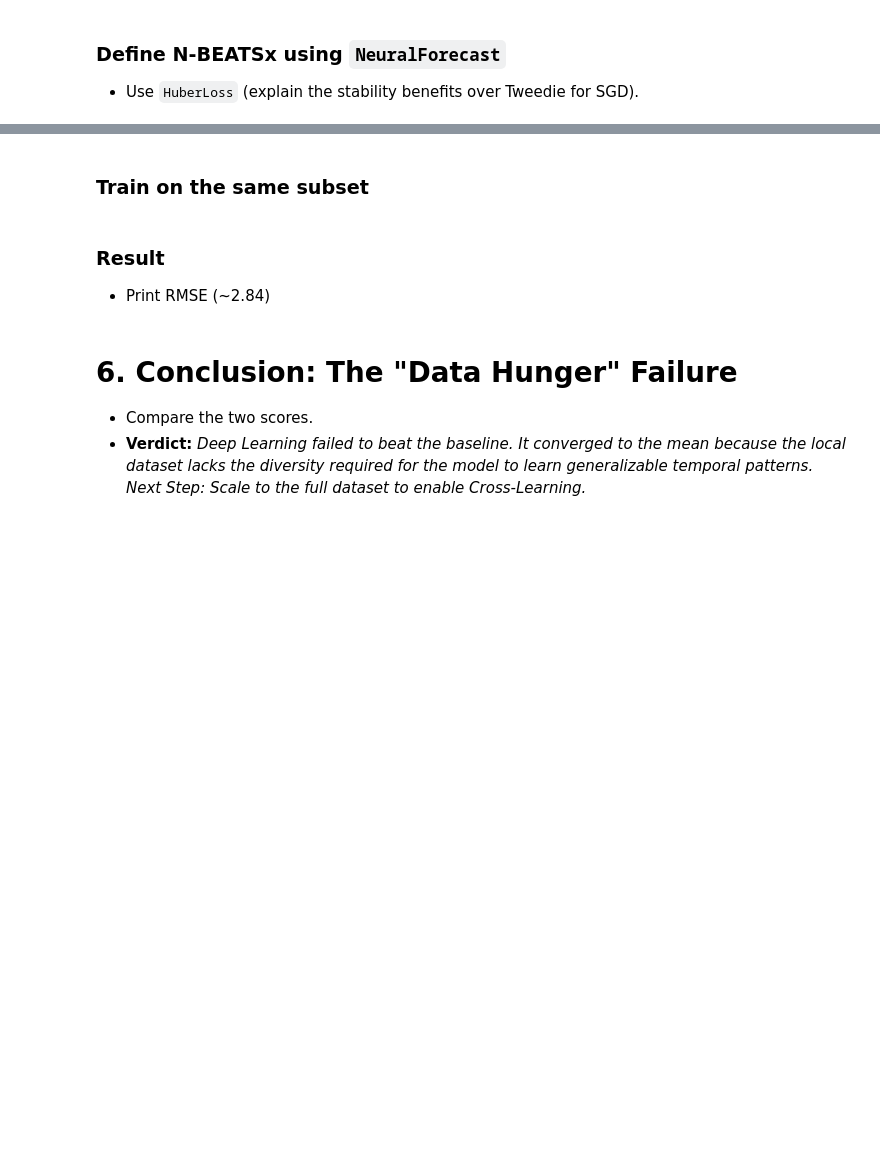
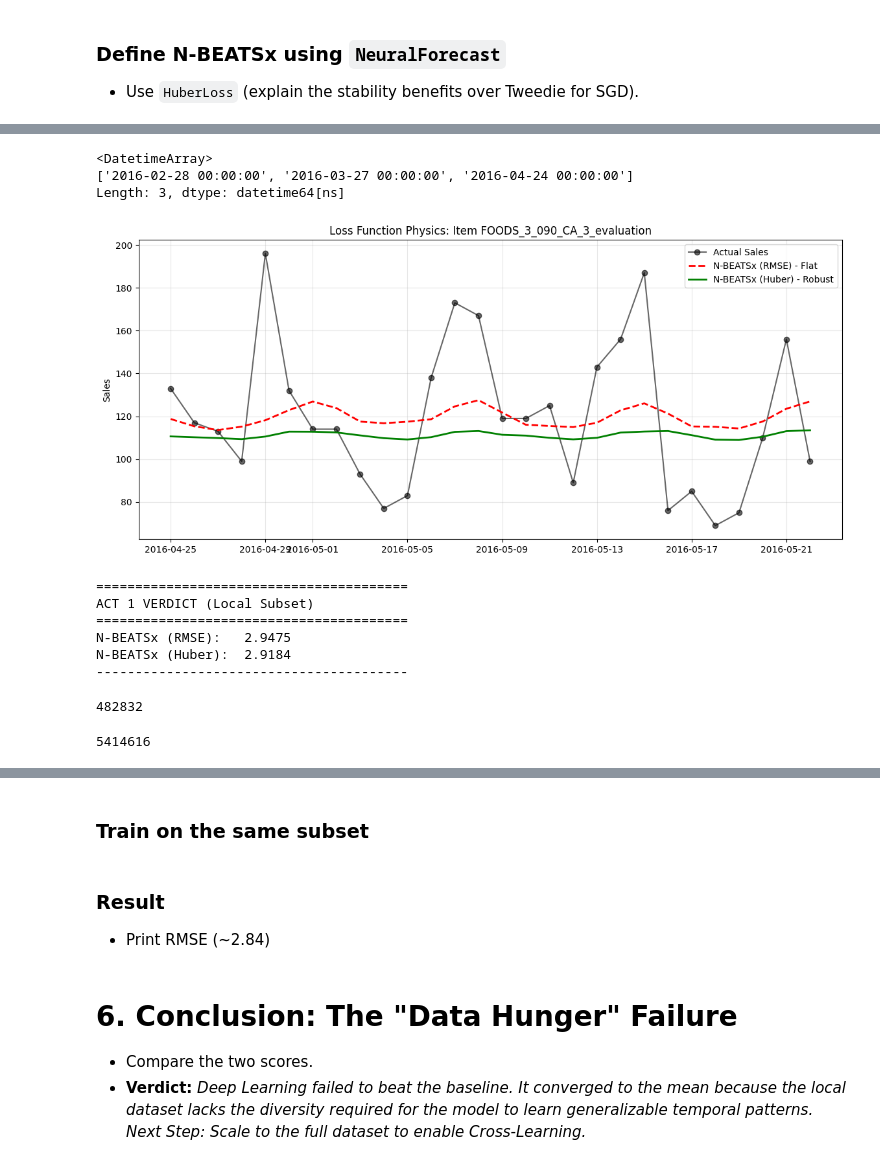
Before and after one commit to Zak-Las/Walmart-Demand-Forcasting, a Jupyter notebook: Notebooks/01_local_dynamics.ipynb, the cells around one changed output, grey strips where cells are left out. Cells and saved outputs as stored; diff of their text form; code cells hidden in the pictures; blank space fills up the shorter version.

```diff
--- a/Notebooks/01_local_dynamics.ipynb
+++ b/Notebooks/01_local_dynamics.ipynb
@@ -148,0 +766,59 @@ display(df)
+# %%
+print(cv_results['cutoff'].unique())
+# %% [output]
+<DatetimeArray>
+['2016-02-28 00:00:00', '2016-03-27 00:00:00', '2016-04-24 00:00:00']
+Length: 3, dtype: datetime64[ns]
+# %%
+# ==========================================
+# 5. THE "MONEY PLOT": FORECAST VISUALIZATION
+# ==========================================
+# 1. Select the last window (The Test Set)
+last_cutoff = cv_results['cutoff'].max()
+test_set = cv_results[cv_results['cutoff'] == last_cutoff]
+
+# 2. Pick a volatile item (High variance in actuals)
+# We want to show a difficult case, not a flat one.
+item_var = test_set.groupby('unique_id')['y'].var()
+volatile_item = item_var.idxmax()
+
+subset = test_set[test_set['unique_id'] == volatile_item]
+
+# 3. Plot
+plt.figure(figsize=(14, 6))
+plt.plot(subset['ds'], subset['y'], label='Actual Sales', color='black', marker='o', alpha=0.6)
+plt.plot(subset['ds'], subset['NBEATSx_RMSE'], label='N-BEATSx (RMSE) - Flat', color='red', linestyle='--', linewidth=2)
+plt.plot(subset['ds'], subset['NBEATSx_Huber'], label='N-BEATSx (Huber) - Robust', color='green', linewidth=2)
+
+plt.title(f"Loss Function Physics: Item {volatile_item}")
+plt.ylabel("Sales")
+plt.legend()
+plt.grid(True, alpha=0.3)
+plt.show()
+
+# 4. Print the Scorecard for Act 1
+rmse_rmse = np.sqrt(np.mean((cv_results['y'] - cv_results['NBEATSx_RMSE'])**2))
+rmse_huber = np.sqrt(np.mean((cv_results['y'] - cv_results['NBEATSx_Huber'])**2))
+
+print("="*40)
+print(f"ACT 1 VERDICT (Local Subset)")
+print("="*40)
+print(f"N-BEATSx (RMSE):   {rmse_rmse:.4f}")
+print(f"N-BEATSx (Huber):  {rmse_huber:.4f}")
+print("-" * 40)
+# %% [output]
+[figure, added]
+========================================
+ACT 1 VERDICT (Local Subset)
+========================================
+N-BEATSx (RMSE):   2.9475
+N-BEATSx (Huber):  2.9184
+----------------------------------------
+# %%
+len(cv_results['NBEATSx_Huber'])
+# %% [output]
+482832
+# %%
+len(Y_df_nbtx)
+# %% [output]
+5414616
```
Also changed, not shown: parts of 29 cells of this notebook, 2 other files.
